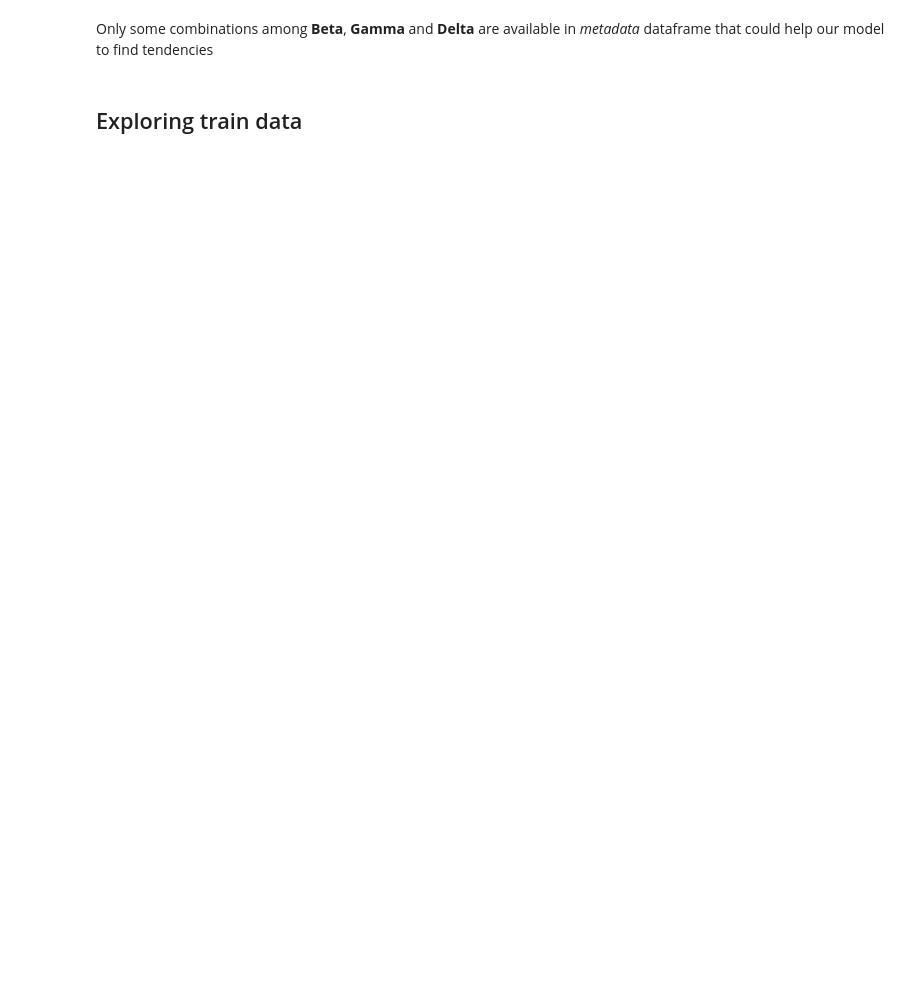
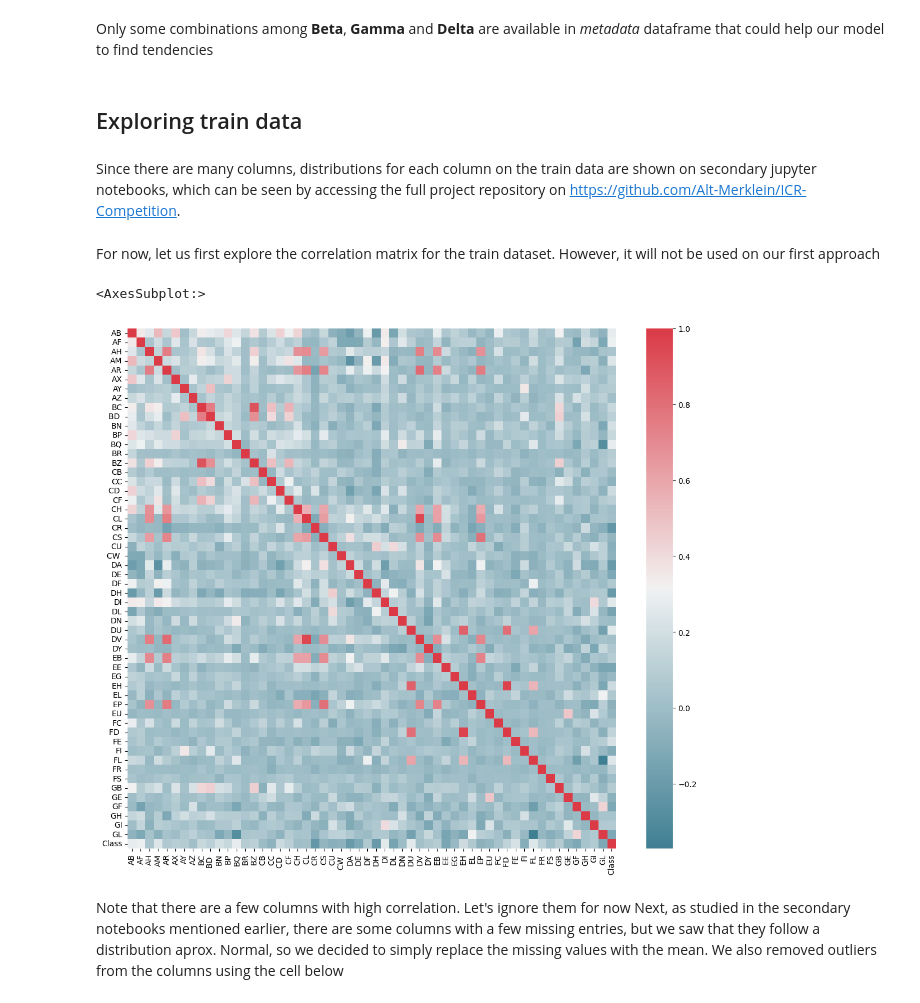
Before and after one commit to Alt-Merklein/ICR-Competition, a Jupyter notebook: main.ipynb, the cells around one changed output. Cells and saved outputs as stored; diff of their text form; code cells hidden in the pictures; blank space fills up the shorter version.

```diff
--- a/main.ipynb
+++ b/main.ipynb
@@ -132,3 +146,20 @@ fig.show()
 Only some combinations among **Beta**, **Gamma** and **Delta** are available in *metadata* dataframe that could help our model to find tendencies
 # %% [markdown]
 ## Exploring train data
+# %% [markdown]
+Since there are many columns, distributions for each column on the train data are shown on secondary jupyter notebooks, which can be seen by accessing the full project repository on https://github.com/Alt-Merklein/ICR-Competition.
+# %% [markdown]
+For now, let us first explore the correlation matrix for the train dataset. However, it will not be used on our first approach
+# %%
+corr_matrix = train_data.corr();
+plt.figure(figsize=(14,12))
+cmap = sns.diverging_palette(220,10,as_cmap=True)
+
+#plot
+sns.heatmap(corr_matrix,cmap=cmap,annot=False,fmt=".2f")
+# %% [output]
+<AxesSubplot:>
+[figure, added]
+# %% [markdown]
+Note that there are a few columns with high correlation. Let's ignore them for now
+Next, as studied in the secondary notebooks mentioned earlier, there are some columns with a few missing entries, but we saw that they follow a distribution aprox. Normal, so we decided to simply replace the missing values with the mean. We also removed outliers from the columns using the cell below
```
Also changed, not shown: parts of 15 cells of this notebook, 2 other files.
